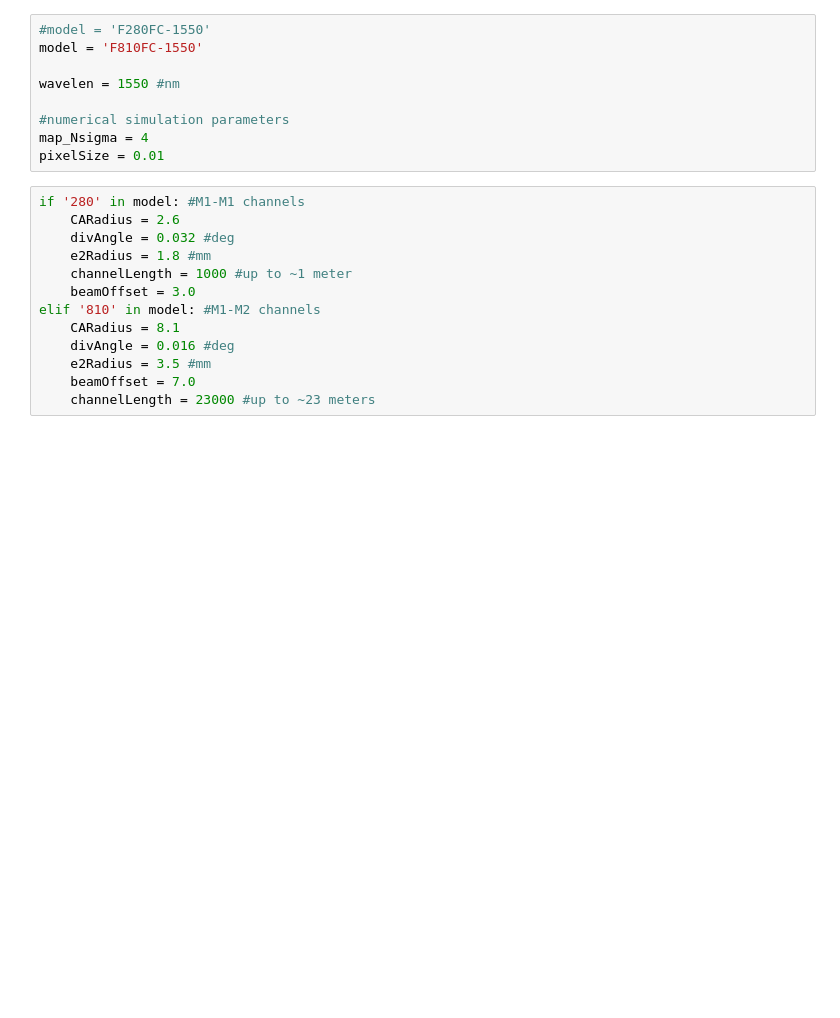
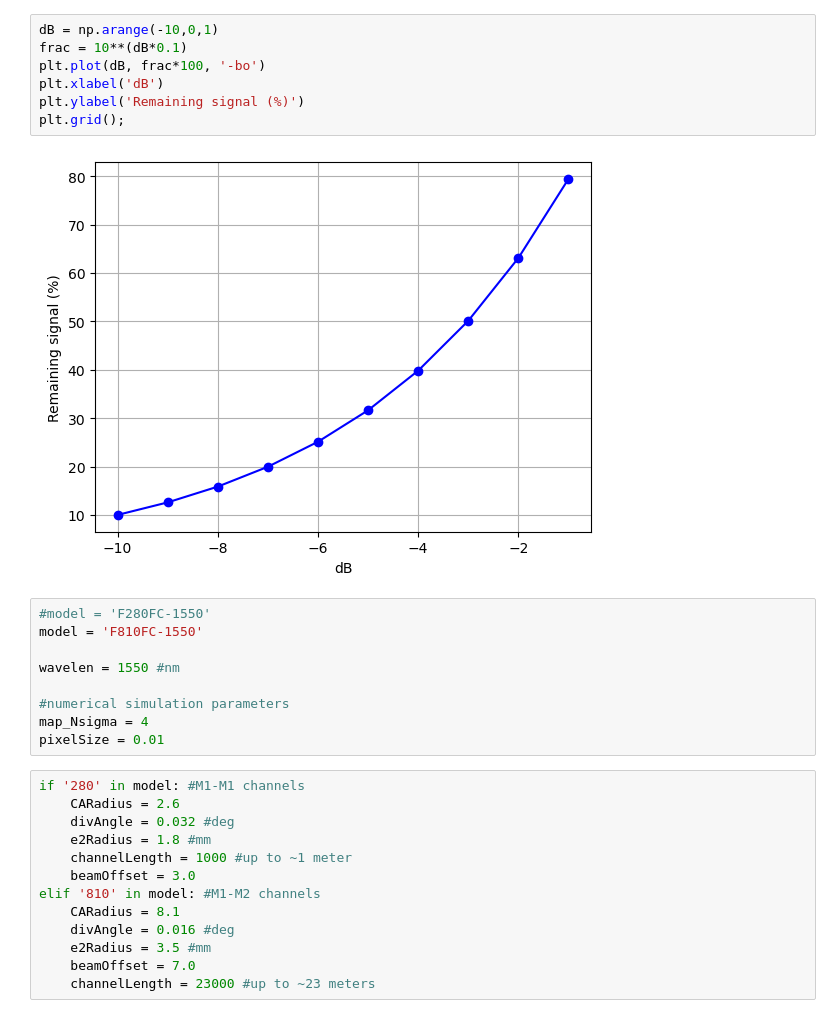
Before and after one commit to bxin/gmtScratchBook, a Jupyter notebook: freeSpaceLoss.ipynb, the cells around one changed output. Drawn from its saved outputs; the diff is of its cells as text; blank space fills up the shorter version.

```diff
--- a/freeSpaceLoss.ipynb
+++ b/freeSpaceLoss.ipynb
@@ -7,3 +9,12 @@ plt.jet()
+# %%
+dB = np.arange(-10,0,1)
+frac = 10**(dB*0.1)
+plt.plot(dB, frac*100, '-bo')
+plt.xlabel('dB')
+plt.ylabel('Remaining signal (%)')
+plt.grid();
+# %% [output]
+[figure, added]
 # %%
 #model = 'F280FC-1550'
 model = 'F810FC-1550'
```
Also changed, not shown: parts of 1 cell of this notebook, 1 other file.
